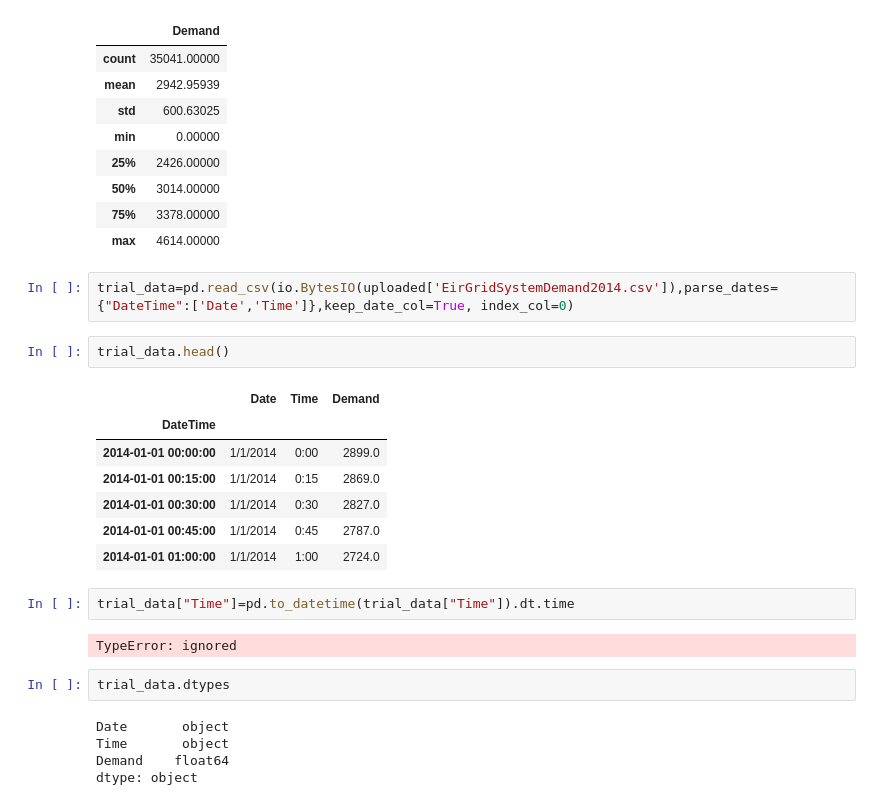
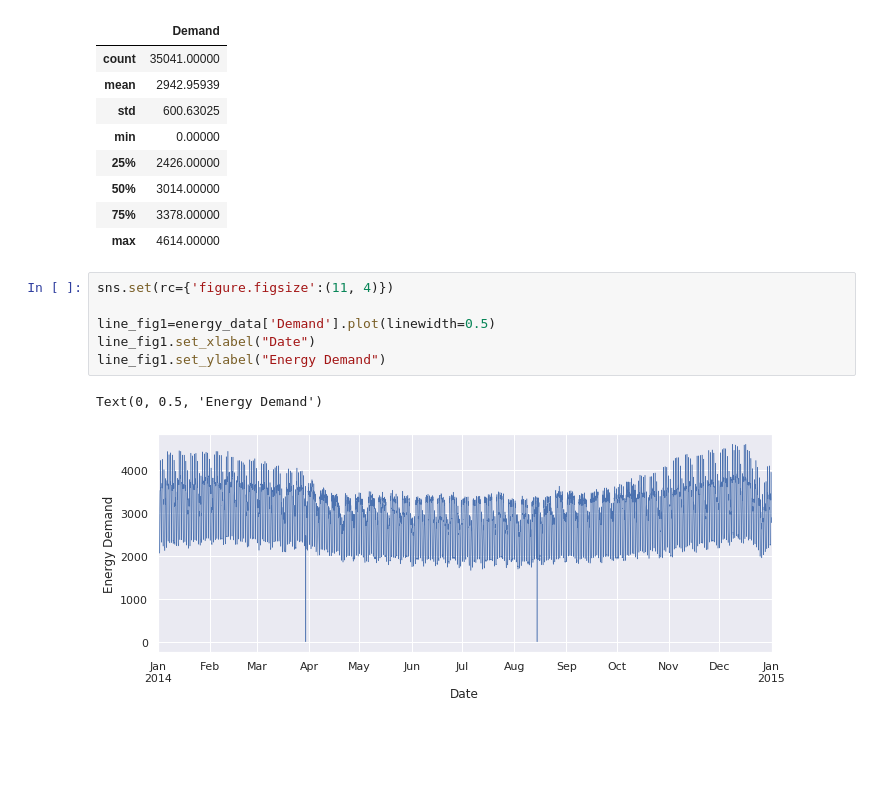
Before and after one commit to Pogayo/Artificial-Intelligence-Class, a Jupyter notebook: Perez_Ogayo_Assignment1.ipynb, the cells around one changed output. Cells and saved outputs as stored; diff of their text form; blank space fills up the shorter version.

```diff
--- a/Perez_Ogayo_Assignment1.ipynb
+++ b/Perez_Ogayo_Assignment1.ipynb
@@ -81,26 +81,12 @@ energy_data.describe()
 | 50% | 3014.00000 |
 | 75% | 3378.00000 |
 | max | 4614.00000 |
-# %%
-trial_data=pd.read_csv(io.BytesIO(uploaded['EirGridSystemDemand2014.csv']),parse_dates={"DateTime":['Date','Time']},keep_date_col=True, index_col=0)
-# %%
-trial_data.head()
-# %% [output]
-|  | Date | Time | Demand |
-| DateTime |  |  |  |
-| 2014-01-01 00:00:00 | 1/1/2014 | 0:00 | 2899.0 |
-| 2014-01-01 00:15:00 | 1/1/2014 | 0:15 | 2869.0 |
-| 2014-01-01 00:30:00 | 1/1/2014 | 0:30 | 2827.0 |
-| 2014-01-01 00:45:00 | 1/1/2014 | 0:45 | 2787.0 |
-| 2014-01-01 01:00:00 | 1/1/2014 | 1:00 | 2724.0 |
-# %%
-trial_data["Time"]=pd.to_datetime(trial_data["Time"]).dt.time
-# %% [output]
-TypeError: ignored
-# %%
-trial_data.dtypes
-# %% [output]
-Date       object
-Time       object
-Demand    float64
-dtype: object
+# %%
+sns.set(rc={'figure.figsize':(11, 4)})
+
+line_fig1=energy_data['Demand'].plot(linewidth=0.5)
+line_fig1.set_xlabel("Date")
+line_fig1.set_ylabel("Energy Demand")
+# %% [output]
+Text(0, 0.5, 'Energy Demand')
+[figure, added]
```
Also changed, not shown: parts of 8 cells of this notebook.
